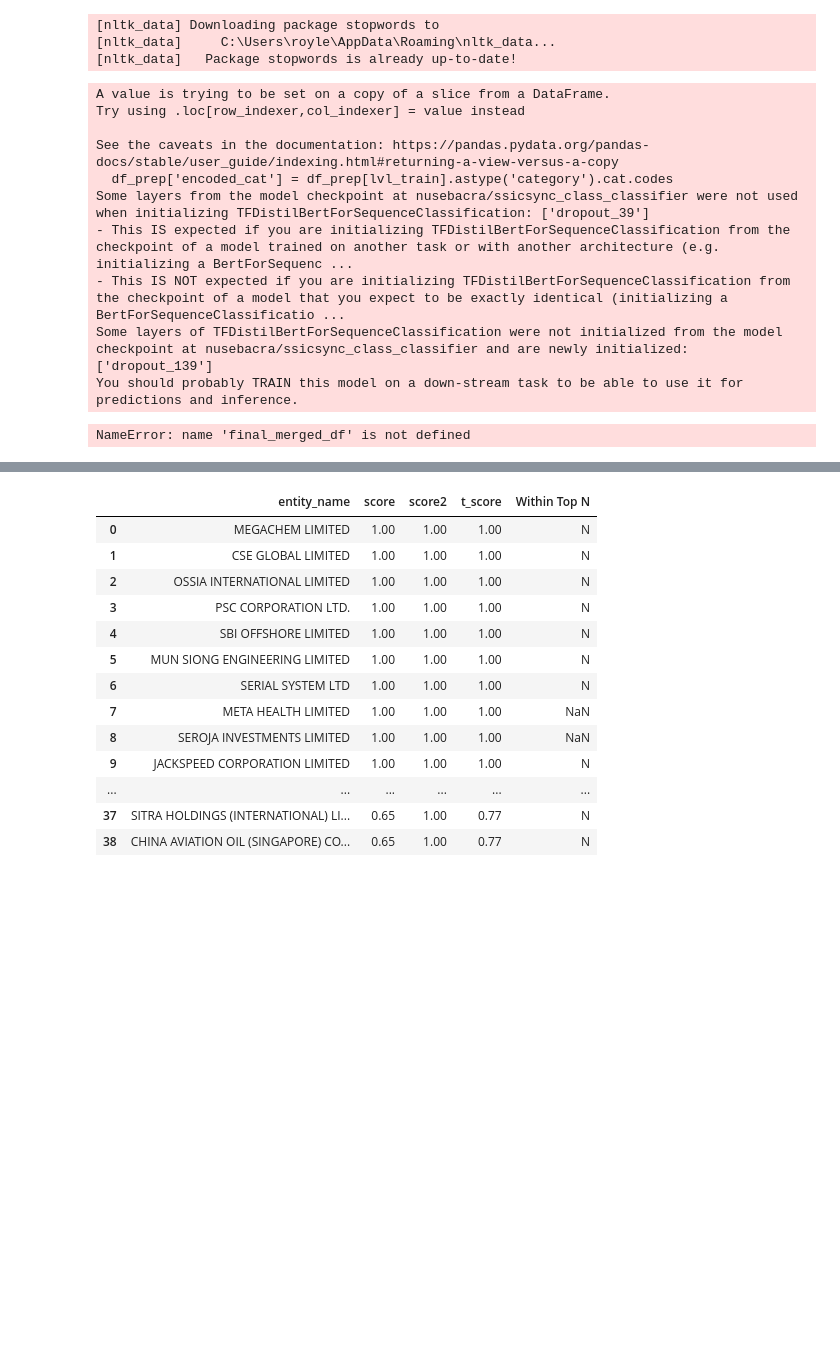
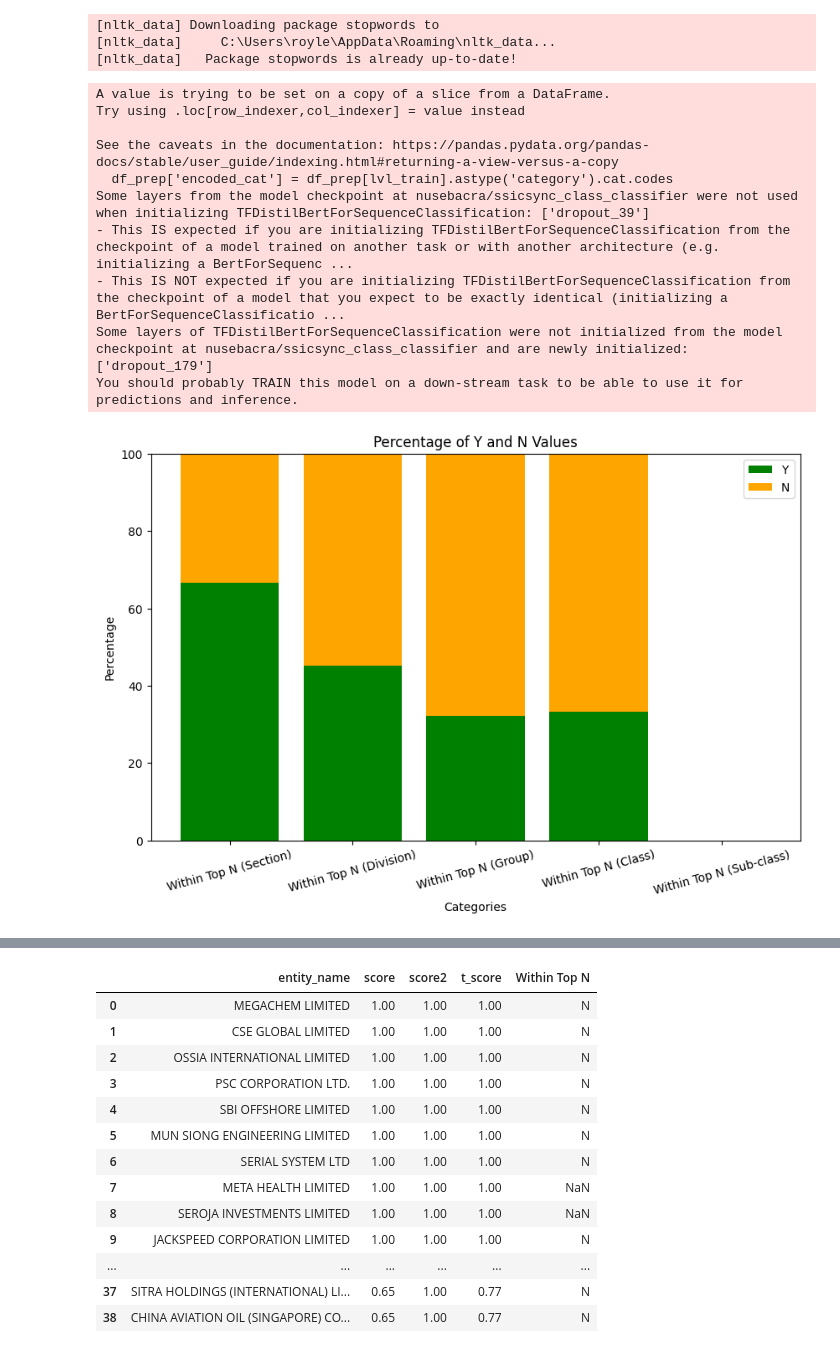
Before and after one commit to yorwel/ssicsync, a Jupyter notebook: 1. Model Load & Test.ipynb, the cells around one changed output, grey strips where cells are left out. Saved outputs shown, nothing was run; the diff lists cells and outputs as text; code cells hidden in the pictures; blank space fills up the shorter version.

```diff
--- a/1. Model Load & Test.ipynb
+++ b/1. Model Load & Test.ipynb
@@ -549,9 +549,9 @@ def check_alpha_in_list(row, N, m1, m2, p):
         return 'N'
 
 
-Section_prediction_df['Within Top N (Section)'] = Section_prediction_df.apply(check_alpha_in_list, axis=1, N=10, m1 = 'm_Section', m2 = 'm_Section2', p = 'p_Section')
-Division_prediction_df['Within Top N (Division)'] = Division_prediction_df.apply(check_alpha_in_list, axis=1, N=10, m1 = 'm_Division', m2 = 'm_Division2', p = 'p_Division')
-Group_prediction_df['Within Top N (Group)'] = Group_prediction_df.apply(check_alpha_in_list, axis=1, N=10, m1 = 'm_Group', m2 = 'm_Group2', p = 'p_Group')
+Section_prediction_df['Within Top N (Section)'] = Section_prediction_df.apply(check_alpha_in_list, axis=1, N=3, m1 = 'm_Section', m2 = 'm_Section2', p = 'p_Section')
+Division_prediction_df['Within Top N (Division)'] = Division_prediction_df.apply(check_alpha_in_list, axis=1, N=3, m1 = 'm_Division', m2 = 'm_Division2', p = 'p_Division')
+Group_prediction_df['Within Top N (Group)'] = Group_prediction_df.apply(check_alpha_in_list, axis=1, N=3, m1 = 'm_Group', m2 = 'm_Group2', p = 'p_Group')
 Class_prediction_df['Within Top N (Class)'] = Class_prediction_df.apply(check_alpha_in_list, axis=1, N=5, m1 = 'm_Class', m2 = 'm_Class2', p = 'p_Class')
 Subclass_prediction_df['Within Top N (Sub-class)'] = Subclass_prediction_df.apply(check_alpha_in_list, axis=1, N=5, m1 = 'm_Sub-class', m2 = 'm_Sub-class2', p = 'p_Sub-class')
 
@@ -597,35 +597,35 @@ percentages_df_transposed = percentages_df.transpose()
 
 # Plotting
 fig, ax = plt.subplots(figsize=(10, 6))
 
 # Plotting the bars vertically
 bars1 = ax.bar(percentages_df_transposed.index, percentages_df_transposed['Y'], color='green', label='Y')
 bars2 = ax.bar(percentages_df_transposed.index, percentages_df_transposed['N'], bottom=percentages_df_transposed['Y'], color='orange', label='N')
 
 # Customizing the plot
 ax.set_title('Percentage of Y and N Values')
 ax.set_xlabel('Categories')
 ax.set_ylabel('Percentage')
 ax.set_ylim(0, 100)
 ax.legend()
 
 # Rotate x-axis labels for better visibility if needed
 plt.xticks(rotation=15)
 
 # Show plot
 plt.show()
 # %% [output]
 A value is trying to be set on a copy of a slice from a DataFrame.
 Try using .loc[row_indexer,col_indexer] = value instead
 
 See the caveats in the documentation: https://pandas.pydata.org/pandas-docs/stable/user_guide/indexing.html#returning-a-view-versus-a-copy
   df_prep['encoded_cat'] = df_prep[lvl_train].astype('category').cat.codes
 Some layers from the model checkpoint at nusebacra/ssicsync_class_classifier were not used when initializing TFDistilBertForSequenceClassification: ['dropout_39']
 - This IS expected if you are initializing TFDistilBertForSequenceClassification from the checkpoint of a model trained on another task or with another architecture (e.g. initializing a BertForSequenc ...
 - This IS NOT expected if you are initializing TFDistilBertForSequenceClassification from the checkpoint of a model that you expect to be exactly identical (initializing a BertForSequenceClassificatio ...
-Some layers of TFDistilBertForSequenceClassification were not initialized from the model checkpoint at nusebacra/ssicsync_class_classifier and are newly initialized: ['dropout_139']
+Some layers of TFDistilBertForSequenceClassification were not initialized from the model checkpoint at nusebacra/ssicsync_class_classifier and are newly initialized: ['dropout_179']
 You should probably TRAIN this model on a down-stream task to be able to use it for predictions and inference.
-NameError: name 'final_merged_df' is not defined
+[figure, added]
 # %%
 # merged_df[merged_df['Within Top N (Sub-class)'] == 'N']
 
```
